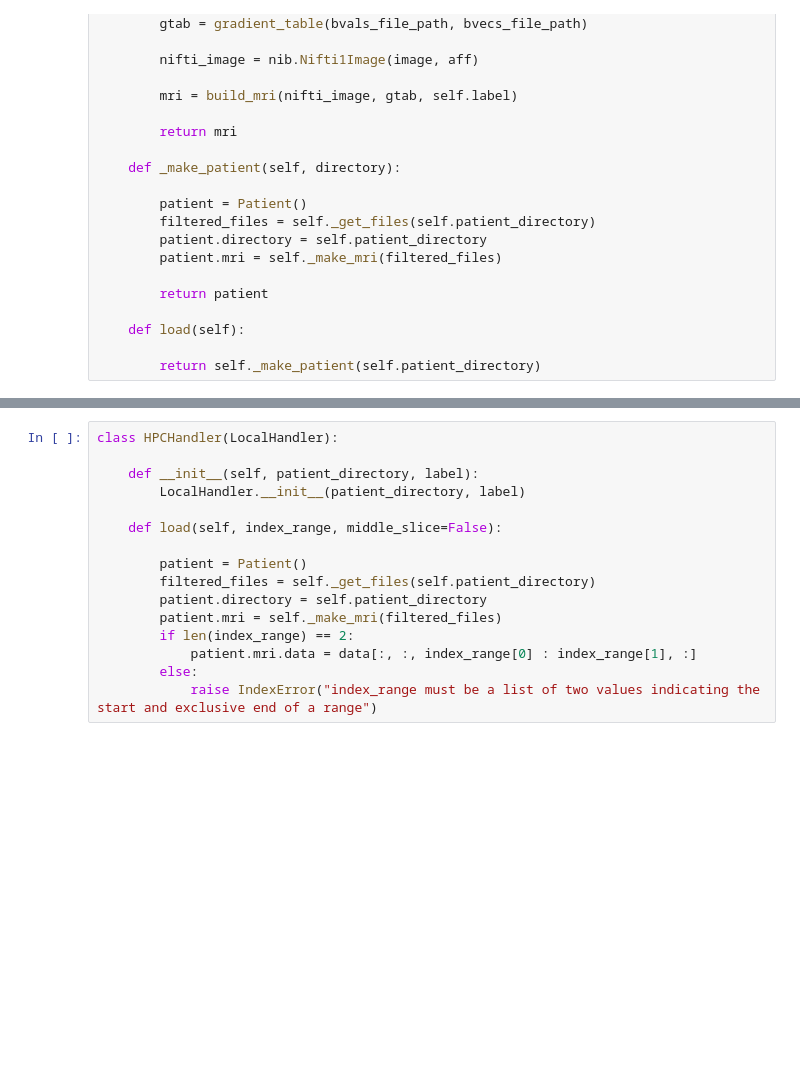
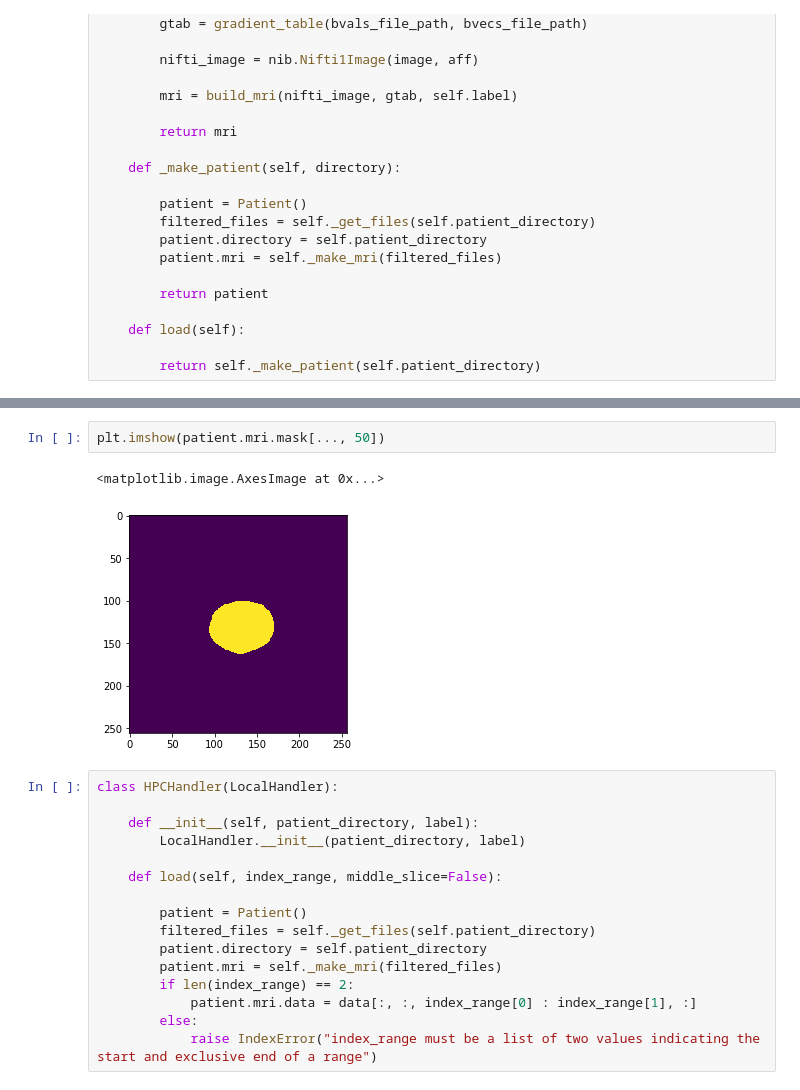
Before and after one commit to lytai1/Matthew_Thesis, a Jupyter notebook: Code/NODDI/train_model.ipynb, the cells around one changed output, grey strips where cells are left out. Saved outputs shown, nothing was run; the diff lists cells and outputs as text; blank space fills up the shorter version.

```diff
--- a/Code/NODDI/train_model.ipynb
+++ b/Code/NODDI/train_model.ipynb
@@ -119,3 +129,8 @@ array([[[0., 0., 0., ..., 0., 0., 0.],
+# %%
+plt.imshow(patient.mri.mask[..., 50])
+# %% [output]
+<matplotlib.image.AxesImage at 0x...>
+[figure, added]
 # %%
 class HPCHandler(LocalHandler):
 
```
Also changed, not shown: parts of 10 cells of this notebook, 8 other files.
